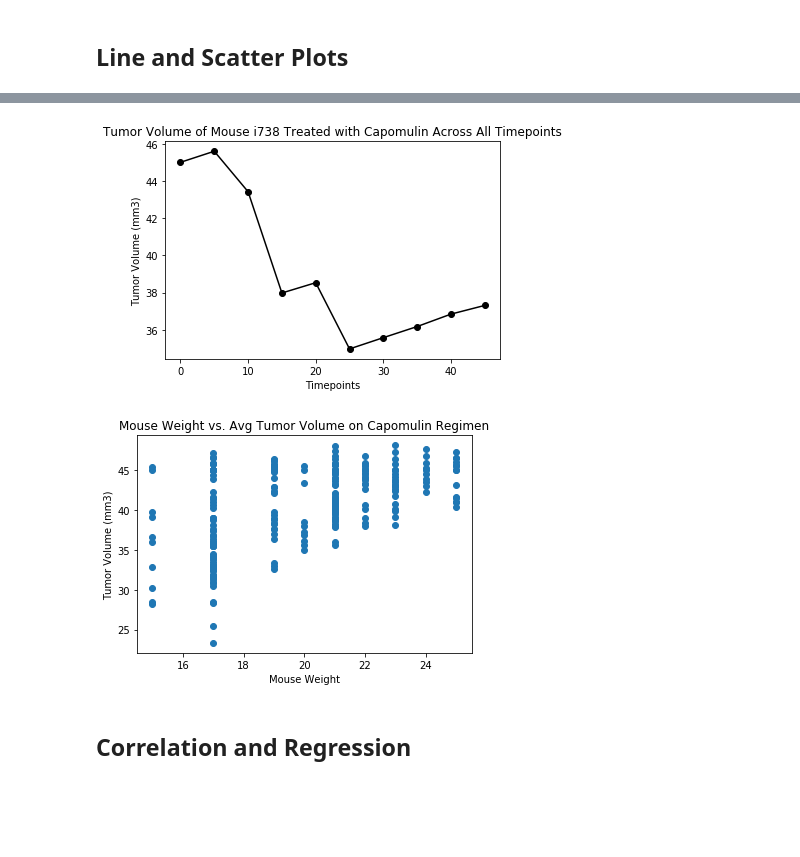
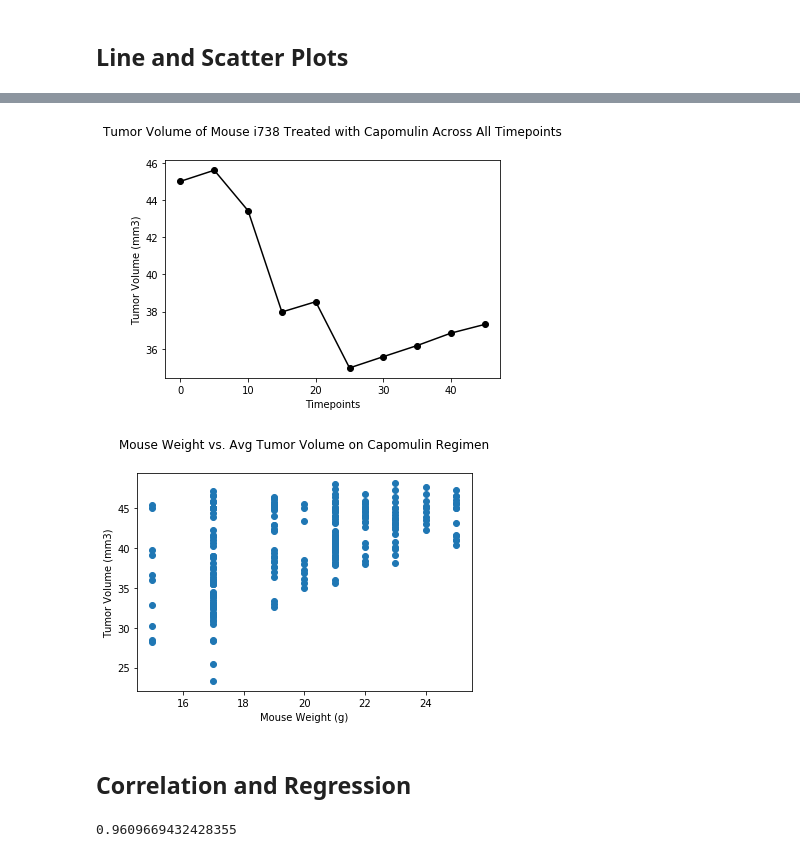
Before and after one commit to faithlierheimer/DABootCampLierheimer, a Jupyter notebook: matplotlib-challenge/Instructions/Pymaceuticals/pymaceuticals_draft.ipynb, the cells around one changed output, grey strips where cells are left out. Saved outputs shown, nothing was run; the diff lists cells and outputs as text; code cells hidden in the pictures; blank space fills up the shorter version.

```diff
--- a/matplotlib-challenge/Instructions/Pymaceuticals/pymaceuticals_draft.ipynb
+++ b/matplotlib-challenge/Instructions/Pymaceuticals/pymaceuticals_draft.ipynb
@@ -740,10 +741,11 @@ capMouse
 | 1733 | 1738 | i738 | 40 | 36.843898 | 2 | Capomulin | Female | 23 | ... |
 | 1845 | 1850 | i738 | 45 | 37.311846 | 2 | Capomulin | Female | 23 | ... |
 # %%
+##Construct a line plot of the randomly selected mouse's tumor volume data using pyplot.
 plt.plot(capMouse['Timepoint'], capMouse['Tumor Volume (mm3)'], marker = 'o', color = 'black')
-plt.title('Tumor Volume of Mouse i738 Treated with Capomulin Across All Timepoints')
+plt.title('Tumor Volume of Mouse i738 Treated with Capomulin Across All Timepoints', size = 12, pad = 25)
 plt.xlabel('Timepoints')
 plt.ylabel('Tumor Volume (mm3)')
 plt.show()
 # %% [output]
-[figure, old version]
+[figure, new version]
@@ -750,12 +755,17 @@ plt.show()
 # %%
 # Generate a scatter plot of mouse weight versus average tumor volume for the Capomulin regimen
-capomulin = merged_mice_unique[merged_mice_unique['Drug Regimen']== 'Capomulin']
 plt.scatter(capomulin['Weight (g)'], capomulin['Tumor Volume (mm3)'])
-plt.xlabel('Mouse Weight')
+plt.xlabel('Mouse Weight (g)')
 plt.ylabel('Tumor Volume (mm3)')
-plt.title('Mouse Weight vs. Avg Tumor Volume on Capomulin Regimen')
+plt.title('Mouse Weight vs. Avg Tumor Volume on Capomulin Regimen', size = 12, pad = 25)
 plt.show()
 # %% [output]
-[figure, old version]
+[figure, new version]
 # %% [markdown]
 ## Correlation and Regression
+# %%
+#Calculate linear regression between mouse weight and tumor volume. Use unpacking to individually access each element
+#of the regression
+(slope, intercept, rvalue, pvalue, stderr) = st.linregress(cap_weight_vol['Weight (g)'], cap_weight_vol['Tumor Volume (mm3)'])
+# %% [output]
+0.9609669432428355
```
Also changed, not shown: parts of 6 cells of this notebook.
